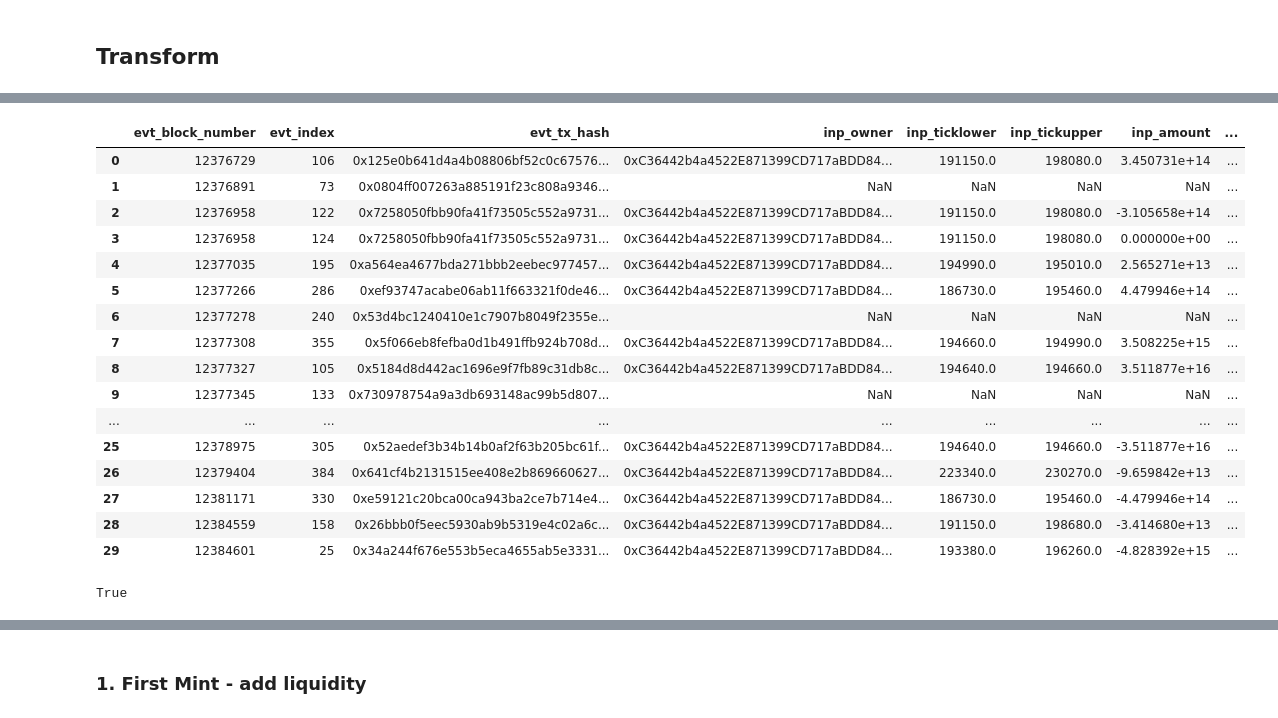
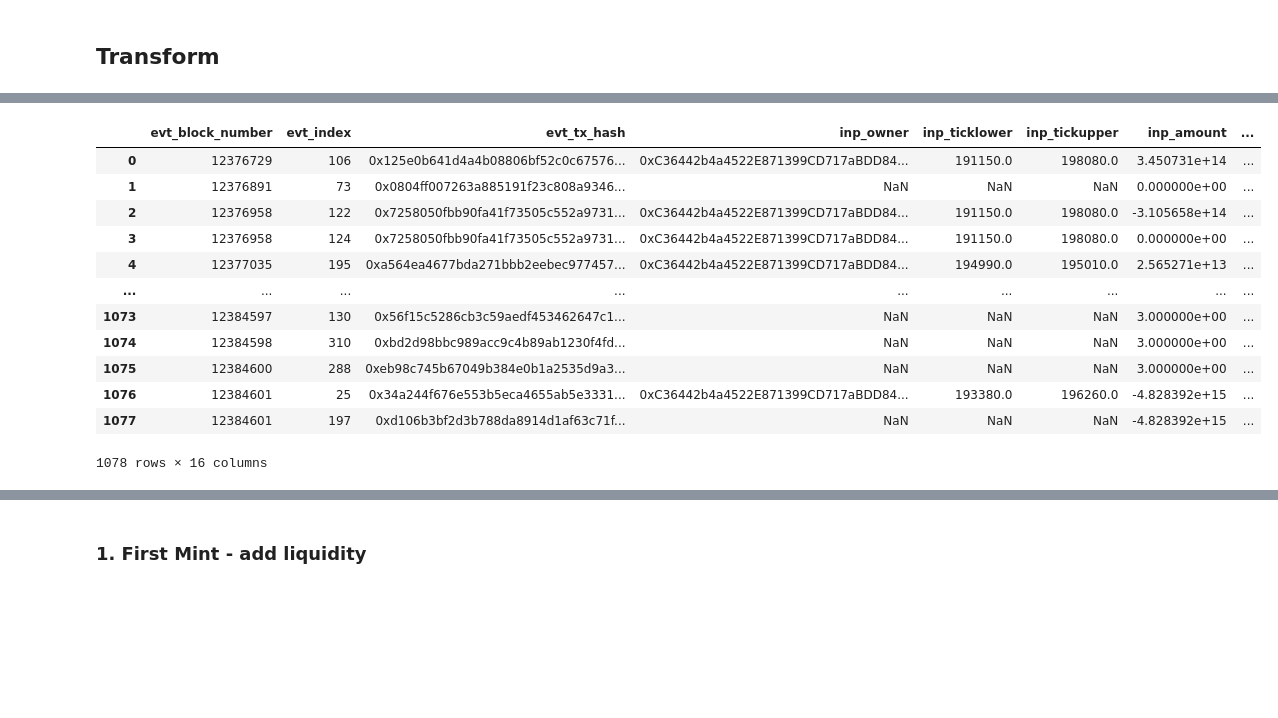
Before and after one commit to credmark/credmark-models-notebook, a Jupyter notebook: uniswap/v3-liquidity.ipynb, the cells around one changed output, grey strips where cells are left out. Saved outputs shown, nothing was run; the diff lists cells and outputs as text; code cells hidden in the pictures; blank space fills up the shorter version.

```diff
--- a/uniswap/v3-liquidity.ipynb
+++ b/uniswap/v3-liquidity.ipynb
@@ -76,11 +86,2 @@ if load_from_ledger:
-# %%
-if not load_from_ledger:
-    df_flash = pd.read_csv('csv/uni_flash.csv')
-    df_mint = pd.read_csv('csv/uni_mint.csv')
-    df_burn = pd.read_csv('csv/uni_burn.csv')
-    df_swap = pd.read_csv('csv/uni_swap.csv')
-
-    df_mint_min_max = pd.read_csv('csv/df_mint_min_max.csv')
-    df_burn_min_max = pd.read_csv('csv/df_burn_min_max.csv')
 # %% [markdown]
 ## Transform
@@ -163,0 +182,23 @@ df_swap_sel
+# %%
+df_swap_sel = (
+    df_swap
+        [['evt_block_number', 'evt_index', 'evt_tx_hash', 'inp_recipient', 'inp_liquidity', 'inp_amount0', 'inp_amount1', 'inp_tick']]
+        .sort_values(['evt_block_number', 'evt_index'])
+        .reset_index(drop=True)
+)
+
+evt_block_number = None
+for n,r in df_swap_sel.iterrows():
+    tick_info = context.models(r.evt_block_number-1).jit.liquidity()
+    liquidity_diff_block = r.inp_liquidity - tick_info['liquidity']
+
+    # Obtain the impact to liquidity from Swaps (summed up per block)
+    if evt_block_number is None or evt_block_number != r.evt_block_number:
+        evt_block_number = r.evt_block_number
+        df_swap_sel.loc[n, 'inp_amount'] = liquidity_diff_block
+    else:
+        if liquidity_diff_block == df_swap_sel.loc[n-1, 'inp_amount']:
+            df_swap_sel.loc[n, 'inp_amount'] = 0
+        else:
+            df_swap_sel.loc[n, 'inp_amount'] = r.inp_liquidity - tick_info['liquidity']
+df_swap_sel
@@ -164,47 +219,27 @@ df_swap_sel
 # %%
-from ast import Assign
-
 df_mint_burn_swap = (
-    pd.concat([df_mint_sel, df_burn_sel, df_swap_sel])
+    pd.concat([df_mint_sel.assign(evt_type='mint'),
+               df_burn_sel.assign(evt_type='burn'),
+               df_swap_sel.assign(evt_type='swap')])
     .sort_values(['evt_block_number', 'evt_index'])
     .reset_index(drop=True)
     .assign(liquidity = lambda x: x.inp_amount.cumsum().apply(Decimal),
+            inp_liquidity = lambda x: x.inp_liquidity.apply(Decimal),
             amount0 = lambda x: x.inp_amount0.cumsum(),
             amount1 = lambda x: x.inp_amount1.cumsum())
 )
 df_mint_burn_swap
 # %% [output]
 |  | evt_block_number | evt_index | evt_tx_hash | inp_owner | inp_ticklower | inp_tickupper | inp_amount | ... |
 | 0 | 12376729 | 106 | 0x125e0b641d4a4b08806bf52c0c67576... | 0xC36442b4a4522E871399CD717aBDD84... | 191150.0 | 198080.0 | 3.450731e+14 | ... |
-| 1 | 12376891 | 73 | 0x0804ff007263a885191f23c808a9346... | NaN | NaN | NaN | NaN | ... |
+| 1 | 12376891 | 73 | 0x0804ff007263a885191f23c808a9346... | NaN | NaN | NaN | 0.000000e+00 | ... |
 | 2 | 12376958 | 122 | 0x7258050fbb90fa41f73505c552a9731... | 0xC36442b4a4522E871399CD717aBDD84... | 191150.0 | 198080.0 | -3.105658e+14 | ... |
 | 3 | 12376958 | 124 | 0x7258050fbb90fa41f73505c552a9731... | 0xC36442b4a4522E871399CD717aBDD84... | 191150.0 | 198080.0 | 0.000000e+00 | ... |
 | 4 | 12377035 | 195 | 0xa564ea4677bda271bbb2eebec977457... | 0xC36442b4a4522E871399CD717aBDD84... | 194990.0 | 195010.0 | 2.565271e+13 | ... |
-| 5 | 12377266 | 286 | 0xef93747acabe06ab11f663321f0de46... | 0xC36442b4a4522E871399CD717aBDD84... | 186730.0 | 195460.0 | 4.479946e+14 | ... |
-| 6 | 12377278 | 240 | 0x53d4bc1240410e1c7907b8049f2355e... | NaN | NaN | NaN | NaN | ... |
-| 7 | 12377308 | 355 | 0x5f066eb8fefba0d1b491ffb924b708d... | 0xC36442b4a4522E871399CD717aBDD84... | 194660.0 | 194990.0 | 3.508225e+15 | ... |
-| 8 | 12377327 | 105 | 0x5184d8d442ac1696e9f7fb89c31db8c... | 0xC36442b4a4522E871399CD717aBDD84... | 194640.0 | 194660.0 | 3.511877e+16 | ... |
-| 9 | 12377345 | 133 | 0x730978754a9a3db693148ac99b5d807... | NaN | NaN | NaN | NaN | ... |
 | ... | ... | ... | ... | ... | ... | ... | ... | ... |
-| 25 | 12378975 | 305 | 0x52aedef3b34b14b0af2f63b205bc61f... | 0xC36442b4a4522E871399CD717aBDD84... | 194640.0 | 194660.0 | -3.511877e+16 | ... |
-| 26 | 12379404 | 384 | 0x641cf4b2131515ee408e2b869660627... | 0xC36442b4a4522E871399CD717aBDD84... | 223340.0 | 230270.0 | -9.659842e+13 | ... |
-| 27 | 12381171 | 330 | 0xe59121c20bca00ca943ba2ce7b714e4... | 0xC36442b4a4522E871399CD717aBDD84... | 186730.0 | 195460.0 | -4.479946e+14 | ... |
-| 28 | 12384559 | 158 | 0x26bbb0f5eec5930ab9b5319e4c02a6c... | 0xC36442b4a4522E871399CD717aBDD84... | 191150.0 | 198680.0 | -3.414680e+13 | ... |
-| 29 | 12384601 | 25 | 0x34a244f676e553b5eca4655ab5e3331... | 0xC36442b4a4522E871399CD717aBDD84... | 193380.0 | 196260.0 | -4.828392e+15 | ... |
+| 1073 | 12384597 | 130 | 0x56f15c5286cb3c59aedf453462647c1... | NaN | NaN | NaN | 3.000000e+00 | ... |
+| 1074 | 12384598 | 310 | 0xbd2d98bbc989acc9c4b89ab1230f4fd... | NaN | NaN | NaN | 3.000000e+00 | ... |
+| 1075 | 12384600 | 288 | 0xeb98c745b67049b384e0b1a2535d9a3... | NaN | NaN | NaN | 3.000000e+00 | ... |
+| 1076 | 12384601 | 25 | 0x34a244f676e553b5eca4655ab5e3331... | 0xC36442b4a4522E871399CD717aBDD84... | 193380.0 | 196260.0 | -4.828392e+15 | ... |
+| 1077 | 12384601 | 197 | 0xd106b3bf2d3b788da8914d1af63c71f... | NaN | NaN | NaN | -4.828392e+15 | ... |
+1078 rows × 16 columns
-# %%
-@Model.describe(
-    slug='jit.liquidity',
-    version='1.0',
-    output=dict)
-class JitLiquidity(Model):
-    def run(self, input):
-        pool = Contract(address='0x88e6a0c2ddd26feeb64f039a2c41296fcb3f5640')
-        current_liquidity = pool.functions.liquidity().call()
-        return {'liquidity': current_liquidity}
-
-context.add_model(JitLiquidity)
-
-# Check whether the model has been loaded
-'jit.liquidity' in model_loader.loaded_model_version_lists()
-# %% [output]
-True
```
Also changed, not shown: parts of 21 cells of this notebook, 10 other files.
